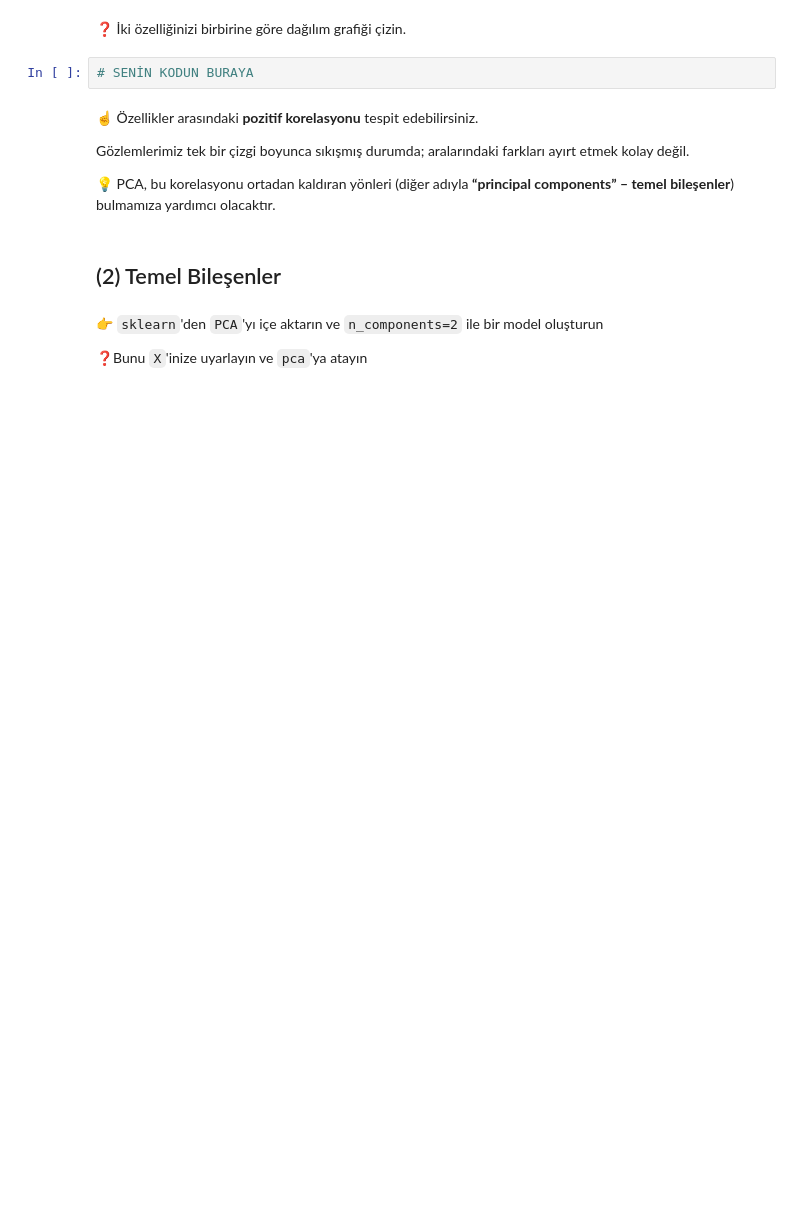
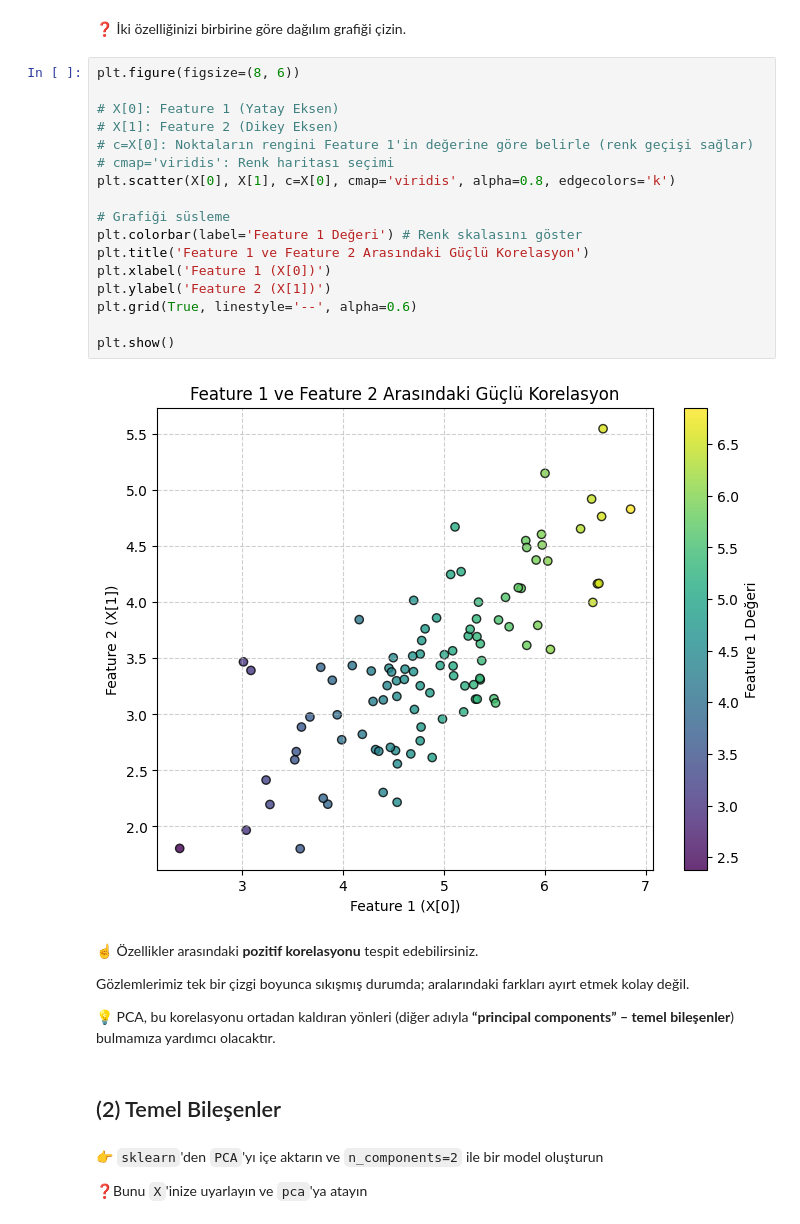
Before and after one commit to EGkpnr-learning-space/S17D3-S-data-face-recoginition, a Jupyter notebook: warmup_pca.ipynb, the cells around one changed output. Saved outputs shown, nothing was run; the diff lists cells and outputs as text; blank space fills up the shorter version.

```diff
--- a/warmup_pca.ipynb
+++ b/warmup_pca.ipynb
@@ -25,7 +29,24 @@ X.corr().round(3)
 # %% [markdown]
 ❓ İki özelliğinizi birbirine göre dağılım grafiği çizin.
-# %%
-# SENİN KODUN BURAYA
+# %%
+plt.figure(figsize=(8, 6))
+
+# X[0]: Feature 1 (Yatay Eksen)
+# X[1]: Feature 2 (Dikey Eksen)
+# c=X[0]: Noktaların rengini Feature 1'in değerine göre belirle (renk geçişi sağlar)
+# cmap='viridis': Renk haritası seçimi
+plt.scatter(X[0], X[1], c=X[0], cmap='viridis', alpha=0.8, edgecolors='k')
+
+# Grafiği süsleme
+plt.colorbar(label='Feature 1 Değeri') # Renk skalasını göster
+plt.title('Feature 1 ve Feature 2 Arasındaki Güçlü Korelasyon')
+plt.xlabel('Feature 1 (X[0])')
+plt.ylabel('Feature 2 (X[1])')
+plt.grid(True, linestyle='--', alpha=0.6)
+
+plt.show()
+# %% [output]
+[figure, added]
 # %% [markdown]
 ☝️ Özellikler arasındaki **pozitif korelasyonu** tespit edebilirsiniz.
 
```
Also changed, not shown: parts of 16 cells of this notebook.
